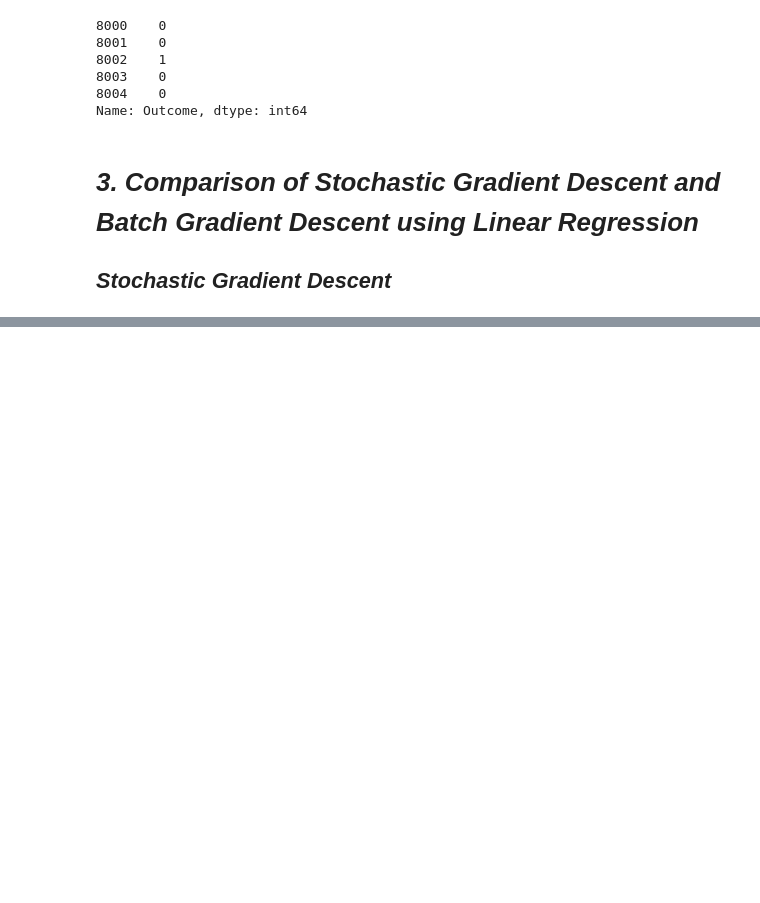
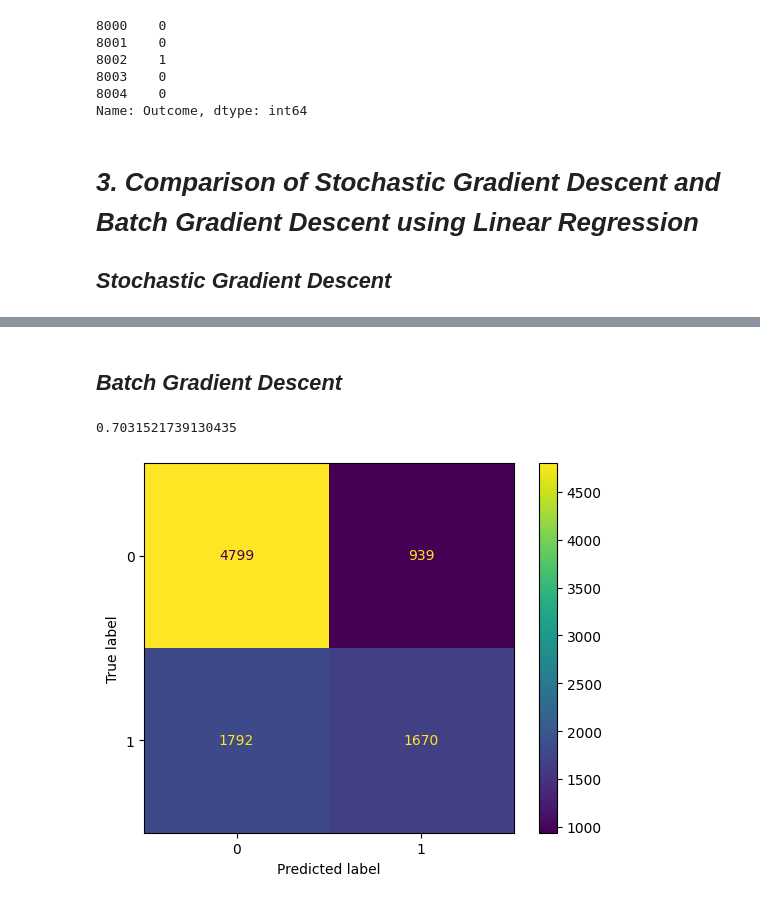
Before and after one commit to AmarjeetMohanty/ML_-assignment, a Jupyter notebook: model.ipynb, the cells around one changed output, grey strips where cells are left out. Saved outputs shown, nothing was run; the diff lists cells and outputs as text; code cells hidden in the pictures; blank space fills up the shorter version.

Commit message:
implemented batch and stocastic descrnt

```diff
--- a/model.ipynb
+++ b/model.ipynb
@@ -253,0 +304,30 @@ IndexingError: Too many indexers
+# %% [markdown]
+## **_Batch Gradient Descent_**
+# %%
+def gradient_descent(x,y, alpha, iterations):
+
+    costIteration = []  # For storing the cost function at each iteration
+    theta = np.zeros((1,x.shape[1]))# Initializing thetas with 0s
+
+    m = y.size
+
+    for i in range(iterations):
+        h = x.dot(theta.T)
+        theta = theta - alpha*(1/m)*(np.dot(x.T, h-y.values))[:,0]
+    return theta
+
+
+j=0.1
+k=120
+theta=gradient_descent(X, Y, alpha=j, iterations=k)[0]
+
+prediction_t=[]
+for i in x_t.index:
+    prediction=round(np.clip(x_t.loc[i,:].dot(theta),0,1))
+    prediction_t.append(prediction)
+
+ConfusionMatrixDisplay(confusion_matrix(y_t,prediction_t)).plot()
+print(accuracy_score(y_t,prediction_t))
+# %% [output]
+0.7031521739130435
+[figure, added]
```
Also changed, not shown: parts of 4 cells of this notebook.
